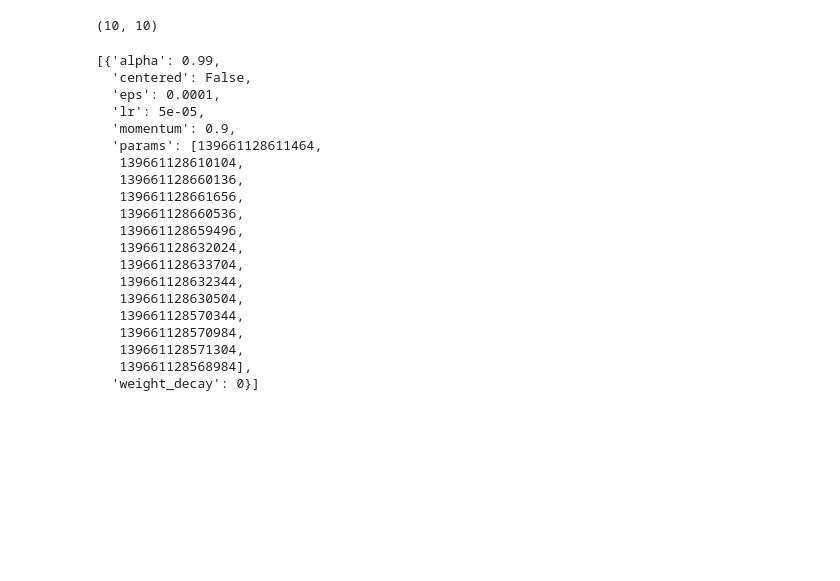
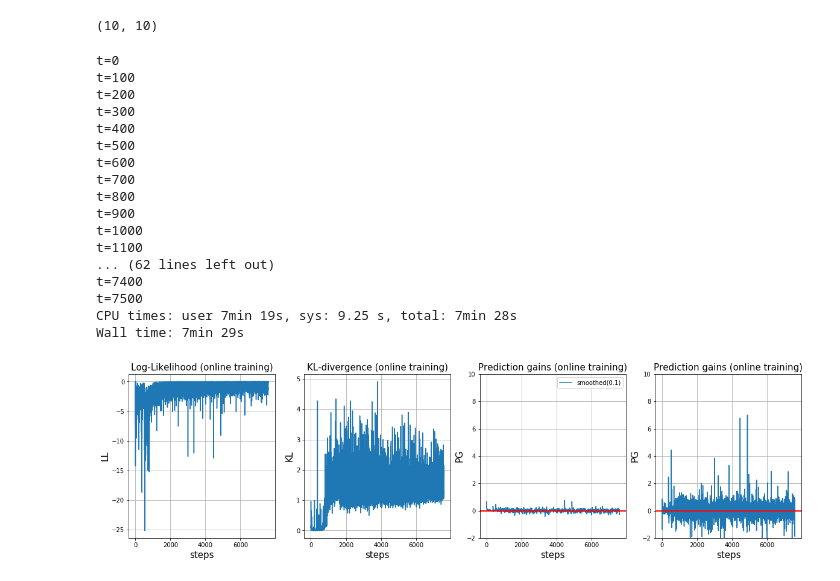
Before and after one commit to VakhrameevaLiza/exploration_pytorch, a Jupyter notebook: test_pseudo_counts/Correlation.ipynb, the cells around one changed output. Cells and saved outputs as stored; diff of their text form; code cells hidden in the pictures; blank space fills up the shorter version.

```diff
--- a/test_pseudo_counts/Correlation.ipynb
+++ b/test_pseudo_counts/Correlation.ipynb
@@ -46,29 +52,28 @@ test.shape
 # %% [output]
 (10, 10)
 # %%
+%%time
+
 dim = 10
 model = VAE(input_shape=(-1, dim), n_samples=25, fc_size=512)
 optimizer = optim.RMSprop(model.parameters(), lr=5*1e-5, momentum=0.9, eps=1e-4)
+results = train_online(states_ids, test, model, optimizer, kl_weight=1, img_name=None)
+# %% [output]
+t=0
+t=100
+t=200
+t=300
+t=400
+t=500
+t=600
+t=700
+t=800
+t=900
+t=1000
+t=1100
+... (62 lines left out)
+t=7400
+t=7500
+CPU times: user 7min 19s, sys: 9.25 s, total: 7min 28s
+Wall time: 7min 29s
+[figure, added]
-# %%
-optimizer.state_dict()['param_groups']
-# %% [output]
-[{'alpha': 0.99,
-  'centered': False,
-  'eps': 0.0001,
-  'lr': 5e-05,
-  'momentum': 0.9,
-  'params': [139661128611464,
-   139661128610104,
-   139661128660136,
-   139661128661656,
-   139661128660536,
-   139661128659496,
-   139661128632024,
-   139661128633704,
-   139661128632344,
-   139661128630504,
-   139661128570344,
-   139661128570984,
-   139661128571304,
-   139661128568984],
-  'weight_decay': 0}]
```
Also changed, not shown: parts of 21 cells of this notebook, 41 other files.
